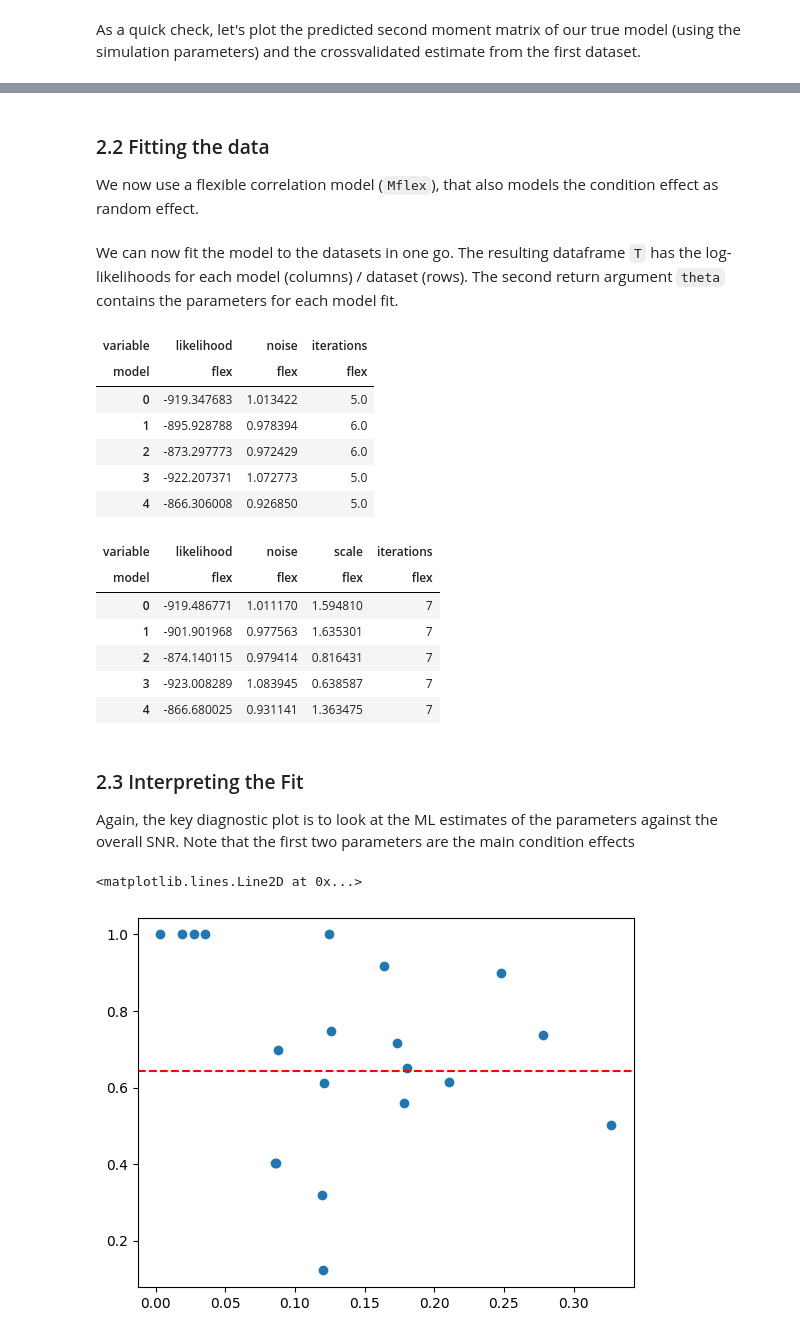
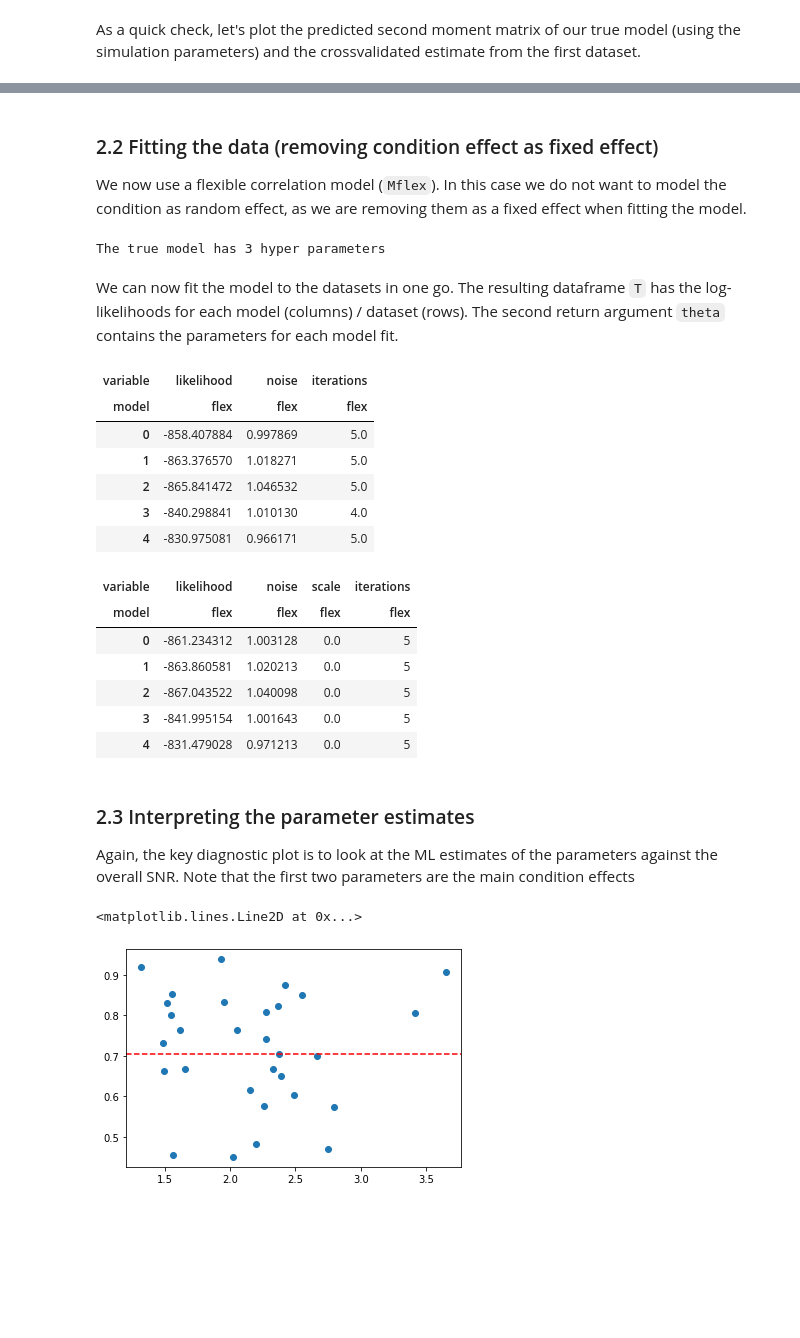
Before and after one commit to DiedrichsenLab/PcmPy, a Jupyter notebook: docs/demos/demo_correlation.ipynb, the cells around one changed output, grey strips where cells are left out. Cells and saved outputs as stored; diff of their text form; code cells hidden in the pictures; blank space fills up the shorter version.

```diff
--- a/docs/demos/demo_correlation.ipynb
+++ b/docs/demos/demo_correlation.ipynb
@@ -265,53 +308,54 @@ Text(0.5, 1.0, 'dataset')
 # %% [markdown]
-### 2.2 Fitting the data
-We now use a flexible correlation model (`Mflex`), that also models the condition effect as random effect.
+### 2.2 Fitting the data (removing condition effect as fixed effect)
+We now use a flexible correlation model (`Mflex`). In this case we do not want to model the condition as random effect, as we are removing them as a fixed effect when fitting the model.
 # %%
-
-# Now make the flexible model
-Mflex = pcm.CorrelationModel("flex", num_items=3, corr=None, cond_effect=True)
+# Now make the flexible model without a condition effect (given that we are removing the condition effect as a fixed effect when fitting the model).
+Mflex = pcm.CorrelationModel("flex", num_items=3, corr=None, cond_effect=False)
+print(f"The true model has {Mflex.n_param} hyper parameters")
+# %% [output]
+The true model has 3 hyper parameters
 # %% [markdown]
 We can now fit the model to the datasets in one go. The resulting dataframe `T` has the log-likelihoods for each model (columns) / dataset (rows). The second return argument `theta` contains the parameters for each model fit.
-# %%
-# In this case, we model the block effect as a mixed effect
-# We don't need to include a scale parameter given that we don't have a fixed model
-T, theta = pcm.fit_model_individ(D, Mflex, fixed_effect='block', fit_scale=False, verbose=False)
-T.head()
-# %% [output]
-| variable | likelihood | noise | iterations |
-| model | flex | flex | flex |
-| 0 | -919.347683 | 1.013422 | 5.0 |
-| 1 | -895.928788 | 0.978394 | 6.0 |
-| 2 | -873.297773 | 0.972429 | 6.0 |
-| 3 | -922.207371 | 1.072773 | 5.0 |
-| 4 | -866.306008 | 0.926850 | 5.0 |
+# %%
+# If we want to remove the condition effect as a fixed effect, we need an indicator for that
+c_vec,item_vec= pcm.cond_to_item(cond_vec)
+X = pcm.matrix.indicator(c_vec)
+# %%
+T, theta = pcm.fit_model_individ(D, Mflex, fixed_effect=X, fit_scale=False, verbose=False)
+T.head()
+# %% [output]
+| variable | likelihood | noise | iterations |
+| model | flex | flex | flex |
+| 0 | -858.407884 | 0.997869 | 5.0 |
+| 1 | -863.376570 | 1.018271 | 5.0 |
+| 2 | -865.841472 | 1.046532 | 5.0 |
+| 3 | -840.298841 | 1.010130 | 4.0 |
+| 4 | -830.975081 | 0.966171 | 5.0 |
 # %%
 # Now the group fit
-T_gr, theta_gr = pcm.fit_model_group(D, Mflex, fixed_effect='block', fit_scale=True, verbose=False)
+T_gr, theta_gr = pcm.fit_model_group(D, Mflex, fixed_effect=X, fit_scale=False, verbose=False)
 T_gr.head()
 # %% [output]
 | variable | likelihood | noise | scale | iterations |
 | model | flex | flex | flex | flex |
-| 0 | -919.486771 | 1.011170 | 1.594810 | 7 |
-| 1 | -901.901968 | 0.977563 | 1.635301 | 7 |
-| 2 | -874.140115 | 0.979414 | 0.816431 | 7 |
-| 3 | -923.008289 | 1.083945 | 0.638587 | 7 |
-| 4 | -866.680025 | 0.931141 | 1.363475 | 7 |
+| 0 | -861.234312 | 1.003128 | 0.0 | 5 |
+| 1 | -863.860581 | 1.020213 | 0.0 | 5 |
+| 2 | -867.043522 | 1.040098 | 0.0 | 5 |
+| 3 | -841.995154 | 1.001643 | 0.0 | 5 |
+| 4 | -831.479028 | 0.971213 | 0.0 | 5 |
 # %% [markdown]
-### 2.3 Interpreting the Fit
+### 2.3 Interpreting the parameter estimates
 Again, the key diagnostic plot is to look at the ML estimates of the parameters against the overall SNR. Note that the first two parameters are the main condition effects
 # %%
 # Plot individual parameter estimates against the individual noise level
-sigma2_1 = np.exp(theta[0][2])
-sigma2_2 = np.exp(theta[0][3])
 r_indiv = Mflex.get_correlation(theta[0])
-sigma2_e = np.exp(theta[0][5])
-SNR = np.sqrt(sigma2_1*sigma2_2)/sigma2_e
-plt.scatter(SNR, r_indiv)
+fSNR_indiv = Mflex.get_fSNR(theta[0], n_part, separate=False)
+plt.scatter(fSNR_indiv, r_indiv)
 
 # Add the group estimate as a horizontal line
-theta_g,_= pcm.group_to_individ_param(theta_gr[0],Mflex,20)
+theta_g,_= pcm.group_to_individ_param(theta_gr[0],Mflex,n_subj)
 r_group = Mflex.get_correlation(theta_g)
 plt.axhline(r_group[0], color='red', linestyle='--')
 # %% [output]
 <matplotlib.lines.Line2D at 0x...>
-[figure, old version]
+[figure, new version]
```
Also changed, not shown: parts of 28 cells of this notebook, 7 other files.
